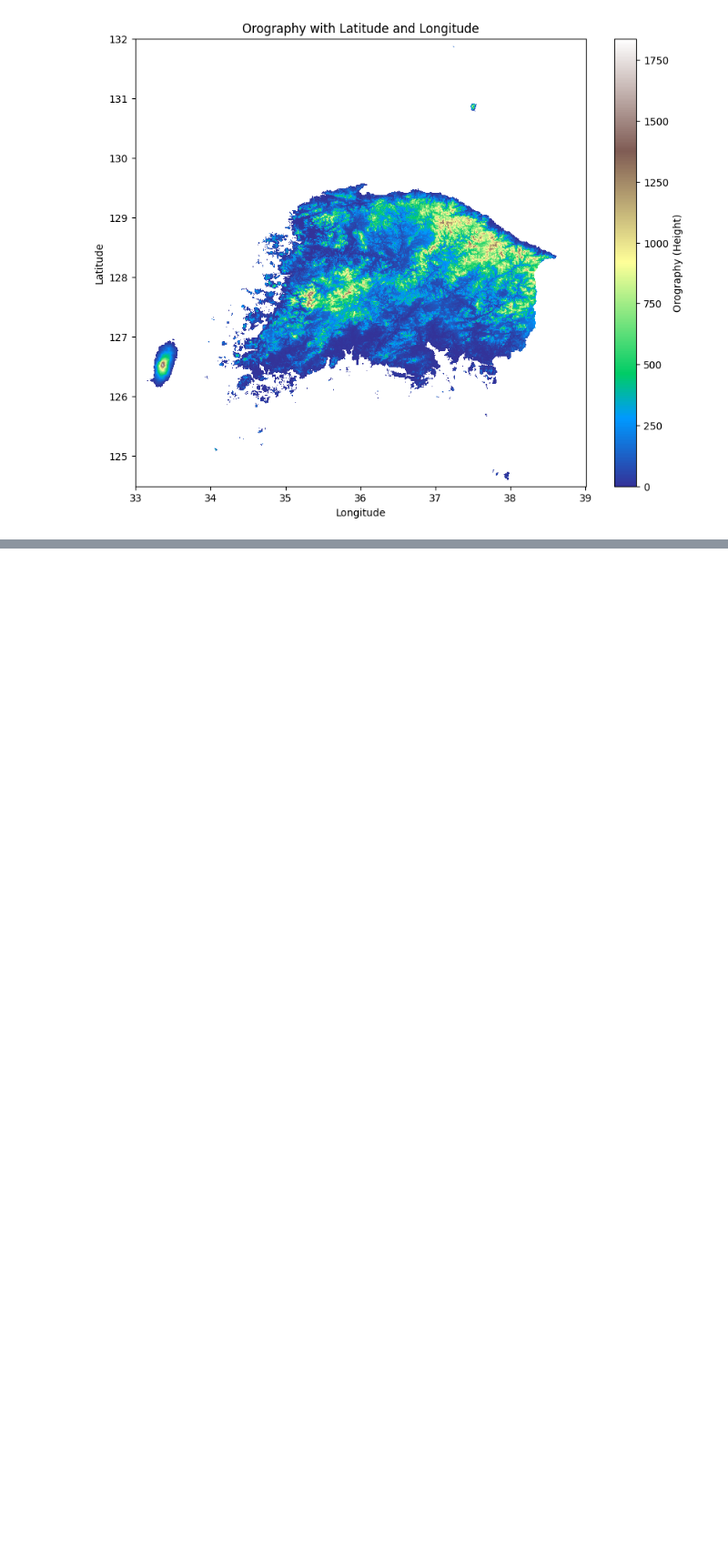
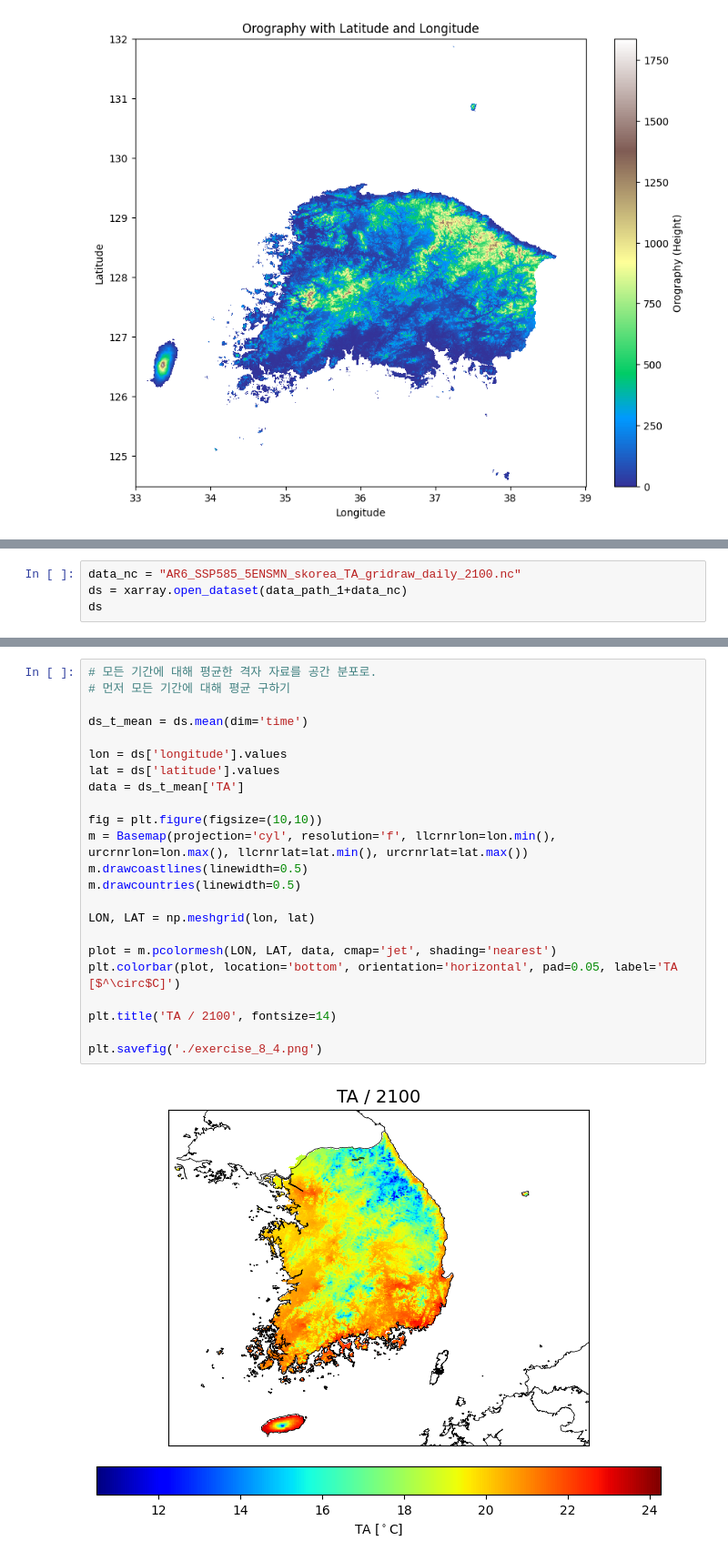
Before and after one commit to dldudwns887/meteorological-research, a Jupyter notebook: python_edu_LYJ/test_5.ipynb, the cells around one changed output, grey strips where cells are left out. Shown: that part at 91% size. Drawn from its saved outputs; the diff is of its cells as text; blank space fills up the shorter version.

```diff
--- a/python_edu_LYJ/test_5.ipynb
+++ b/python_edu_LYJ/test_5.ipynb
@@ -111,0 +204,4 @@ ds = xarray.open_dataset(data_path_1+data_nc)
+# %%
+data_nc = "AR6_SSP585_5ENSMN_skorea_TA_gridraw_daily_2100.nc"
+ds = xarray.open_dataset(data_path_1+data_nc)
+ds
@@ -111,0 +217,25 @@ ds = xarray.open_dataset(data_path_1+data_nc)
+# %%
+# 모든 기간에 대해 평균한 격자 자료를 공간 분포로.
+# 먼저 모든 기간에 대해 평균 구하기
+
+ds_t_mean = ds.mean(dim='time')
+
+lon = ds['longitude'].values
+lat = ds['latitude'].values
+data = ds_t_mean['TA']
+
+fig = plt.figure(figsize=(10,10))
+m = Basemap(projection='cyl', resolution='f', llcrnrlon=lon.min(), urcrnrlon=lon.max(), llcrnrlat=lat.min(), urcrnrlat=lat.max())
+m.drawcoastlines(linewidth=0.5)
+m.drawcountries(linewidth=0.5)
+
+LON, LAT = np.meshgrid(lon, lat)
+
+plot = m.pcolormesh(LON, LAT, data, cmap='jet', shading='nearest')
+plt.colorbar(plot, location='bottom', orientation='horizontal', pad=0.05, label='TA [$^\circ$C]')
+
+plt.title('TA / 2100', fontsize=14)
+
+plt.savefig('./exercise_8_4.png')
+# %% [output]
+[figure, added]
```
Also changed, not shown: parts of 9 cells of this notebook, 3 other files.
